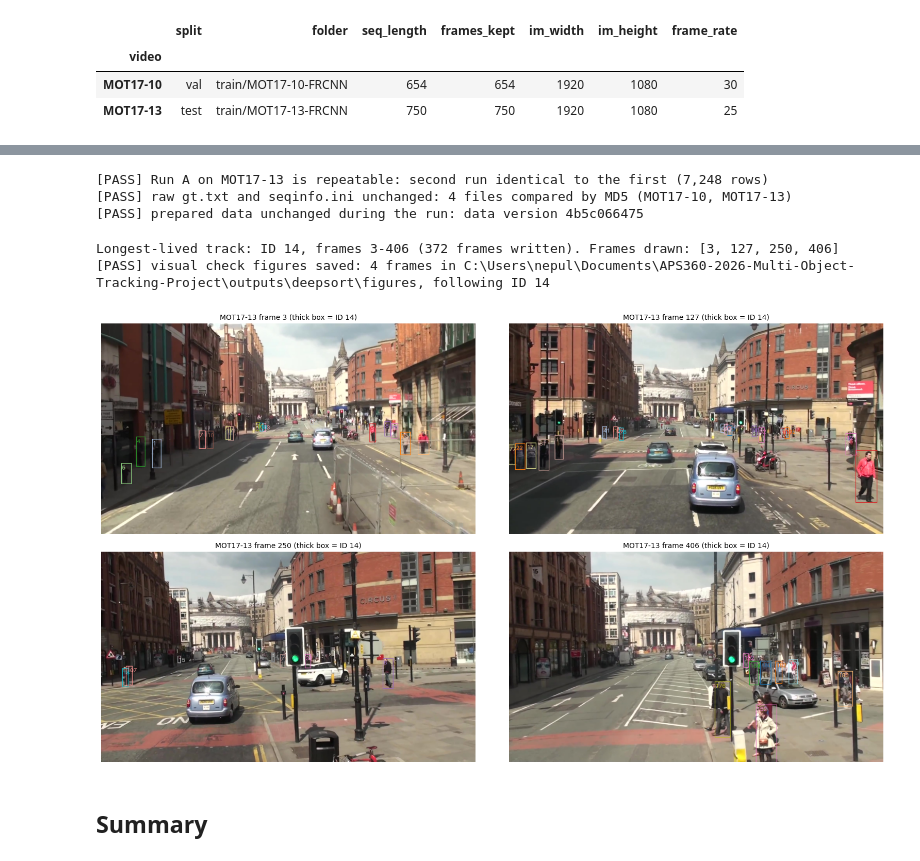
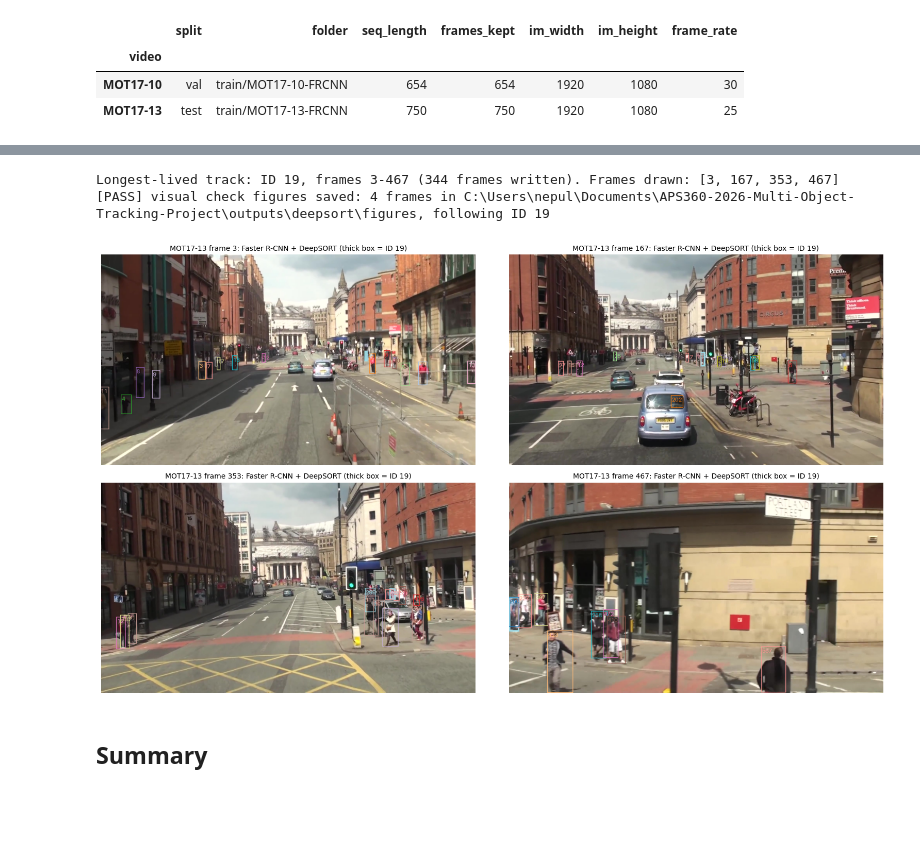
Before and after one commit to Rowan-gne/APS360-2026-Multi-Object-Tracking-Project, a Jupyter notebook: MOT17/MOT17/DeepSORT baseline.ipynb, the cells around one changed output, grey strips where cells are left out. Saved outputs shown, nothing was run; the diff lists cells and outputs as text; code cells hidden in the pictures; blank space fills up the shorter version.

Commit message:
Baseline

```diff
--- a/MOT17/MOT17/DeepSORT baseline.ipynb
+++ b/MOT17/MOT17/DeepSORT baseline.ipynb
@@ -236,9 +170,0 @@ def tracker_file(source, video, root=DS_OUT / "trackers"):
-# %%
-# Run A and Run B on both videos (about 3 minutes per video on CPU).
-run_fps = {}
-for source in SOURCES:
-    for video in VIDEO_INFO.index:
-        fps = run_deepsort(source, video, tracker_file(source, video))
-        run_fps[(source, video)] = fps
-        n_rows = len(tracker_file(source, video).read_text().splitlines())
-        print(f"{source:5s} {video}: {VIDEO_INFO.loc[video, 'seq_length']} frames at {fps:.1f} fps (CPU), {n_rows:,} track rows written")
@@ -249,0 +364,12 @@ gt    MOT17-13: 750 frames at 5.8 fps (CPU), 11,460 track rows written
+# %%
+# The full run: every source on both videos.
+runs = []
+for source in SOURCES:
+    for video in VIDEO_INFO.index:
+        run = run_pipeline(source, video, tracker_file(source, video), use_cache=not RERUN_DETECTOR)
+        runs.append(run)
+        print(f"{source:5s} {video}: {run['frames']} frames, {run['detections']:,} detections "
+              f"({'detector ran' if run['detector_ran'] else 'from cache'}), {run['track_rows']:,} track rows; "
+              f"detector {run['detector_fps']:.2f} fps, tracker {run['tracker_fps']:.2f} fps, "
+              f"end to end {run['end_to_end_fps']:.2f} fps")
+runs = pd.DataFrame(runs)
@@ -249,0 +379,13 @@ gt    MOT17-13: 750 frames at 5.8 fps (CPU), 11,460 track rows written
+# %%
+# Detections per video.
+detection_table = []
+for source in SOURCES:
+    for video in VIDEO_INFO.index:
+        det, _ = load_detections(source, video)
+        per_frame = det.groupby("frame").size().reindex(FRAMES_OF[video]["frame"], fill_value=0)
+        detection_table.append({"source": source, "video": video, "frames": len(FRAMES_OF[video]),
+                                "detections": len(det), "per_frame_mean": per_frame.mean(),
+                                "frames_with_none": int((per_frame == 0).sum()),
+                                "median_height_px": det["height"].median(), "median_score": det["score"].median()})
+detection_table = pd.DataFrame(detection_table)
+display(detection_table.round(2))
@@ -470,63 +715,42 @@ image.save(DS_OUT / "figures" / f"spotcheck_{SPOT_VIDEO}_frame{SPOT_FRAME}_runB.
-# %%
-# Repeatable: run Run A on MOT17-13 again into a separate folder and compare the two files byte for byte.
-repeat_file = tracker_file("frcnn", "MOT17-13", root=DS_OUT / "repeat")
-run_deepsort("frcnn", "MOT17-13", repeat_file)
-same = repeat_file.read_bytes() == tracker_file("frcnn", "MOT17-13").read_bytes()
-check("Run A on MOT17-13 is repeatable", same,
-      f"second run {'identical to' if same else 'DIFFERENT from'} the first "
-      f"({len(repeat_file.read_text().splitlines()):,} rows)")
-
-# The raw data files this notebook read are unchanged (same MD5 as at the start).
-raw_md5_after = {str(p): mot17_data.file_md5(p) for p in RAW_FILES}
-check("raw gt.txt and seqinfo.ini unchanged", raw_md5_after == raw_md5_before,
-      f"{len(RAW_FILES)} files compared by MD5 ({', '.join(VIDEO_INFO.index)})")
-
-# The prepared data is still the version this notebook started with.
-check("prepared data unchanged during the run", mot17_data.data_version() == DATA_VERSION, f"data version {DATA_VERSION}")
-# %% [output]
-[PASS] Run A on MOT17-13 is repeatable: second run identical to the first (7,248 rows)
-[PASS] raw gt.txt and seqinfo.ini unchanged: 4 files compared by MD5 (MOT17-10, MOT17-13)
-[PASS] prepared data unchanged during the run: data version 4b5c066475
 # %%
-# Visual check: 4 frames of MOT17-13 (Run A), spread across the life of its longest-lived track,
-# so the same person keeping the same ID can be seen. Every track is drawn; the long-lived one is thicker.
+# 6. Visual check: 4 frames of MOT17-13 (the baseline), spread across the life of its longest-lived track,
+#    so the same person keeping the same ID can be seen. Every track is drawn; the long-lived one is thicker.
 VIS_VIDEO = "MOT17-13"
-v = VIDEO_INFO.loc[VIS_VIDEO]
 tracks_a = read_tracks(tracker_file("frcnn", VIS_VIDEO))
 lifetime = tracks_a.groupby("id")["frame"].agg(["min", "max", "size"])
 lifetime["span"] = lifetime["max"] - lifetime["min"]
 focus_id = int(lifetime["span"].idxmax())
 focus_frames = tracks_a.loc[tracks_a["id"] == focus_id, "frame"].to_numpy()
 picks = [int(focus_frames[i]) for i in np.linspace(0, len(focus_frames) - 1, 4).round().astype(int)]
 print(f"Longest-lived track: ID {focus_id}, frames {lifetime.loc[focus_id, 'min']}-{lifetime.loc[focus_id, 'max']} "
       f"({lifetime.loc[focus_id, 'size']} frames written). Frames drawn: {picks}")
 
 font = ImageFont.load_default(size=30)
 saved = []
 for frame in picks:
     image = open_original(FRAMES_OF[VIS_VIDEO].set_index("frame").loc[frame, "image_path"])
     draw = ImageDraw.Draw(image)
     for t in tracks_a[tracks_a["frame"] == frame].itertuples():
         colour = tuple(int(255 * c) for c in plt.cm.tab20(t.id % 20)[:3])    # same colour for the same ID
         draw.rectangle([t.left, t.top, t.left + t.width, t.top + t.height], outline=colour,
                        width=8 if t.id == focus_id else 3)
         draw.text((t.left + 4, t.top + 2), str(t.id), fill=colour, font=font)
-    path = DS_OUT / "figures" / f"runA_{VIS_VIDEO}_frame{frame:06d}.jpg"
+    path = DS_OUT / "figures" / f"baseline_{VIS_VIDEO}_frame{frame:06d}.jpg"
     image.save(path, quality=90)
     saved.append((frame, image))
 check("visual check figures saved", len(saved) == 4, f"{len(saved)} frames in {DS_OUT / 'figures'}, following ID {focus_id}")
 
 fig, axes = plt.subplots(2, 2, figsize=(16, 9))
 for ax, (frame, image) in zip(axes.flat, saved):
     ax.imshow(image)
-    ax.set_title(f"{VIS_VIDEO} frame {frame} (thick box = ID {focus_id})", fontsize=10)
+    ax.set_title(f"{VIS_VIDEO} frame {frame}: Faster R-CNN + DeepSORT (thick box = ID {focus_id})", fontsize=10)
     ax.axis("off")
 plt.tight_layout()
 plt.show()
 # %% [output]
-Longest-lived track: ID 14, frames 3-406 (372 frames written). Frames drawn: [3, 127, 250, 406]
-[PASS] visual check figures saved: 4 frames in C:\Users\nepul\Documents\APS360-2026-Multi-Object-Tracking-Project\outputs\deepsort\figures, following ID 14
+Longest-lived track: ID 19, frames 3-467 (344 frames written). Frames drawn: [3, 167, 353, 467]
+[PASS] visual check figures saved: 4 frames in C:\Users\nepul\Documents\APS360-2026-Multi-Object-Tracking-Project\outputs\deepsort\figures, following ID 19
-[figure, old version]
+[figure, new version]
 # %% [markdown]
 ## Summary
 # %%
```
Also changed, not shown: parts of 35 cells of this notebook, 1 other file.
